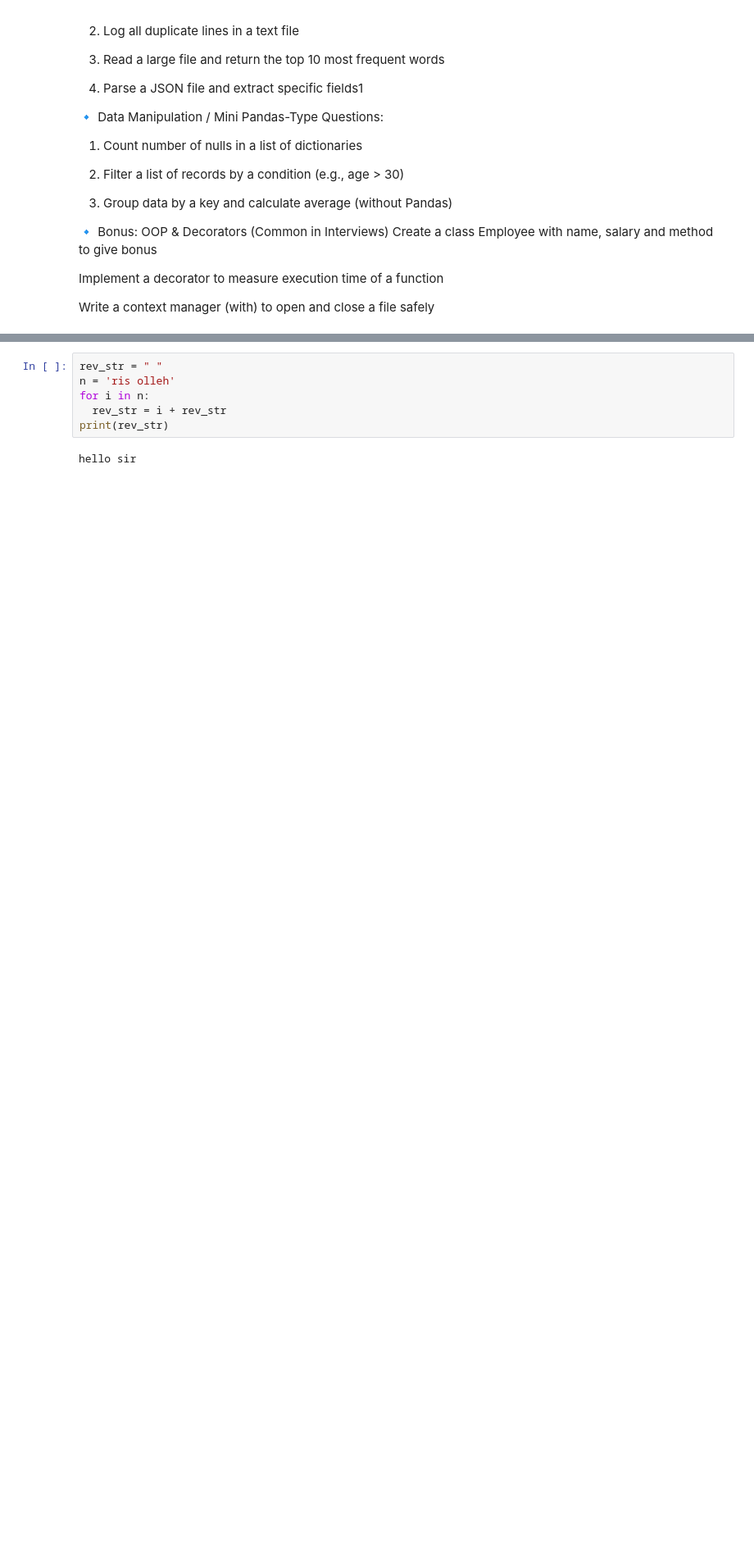
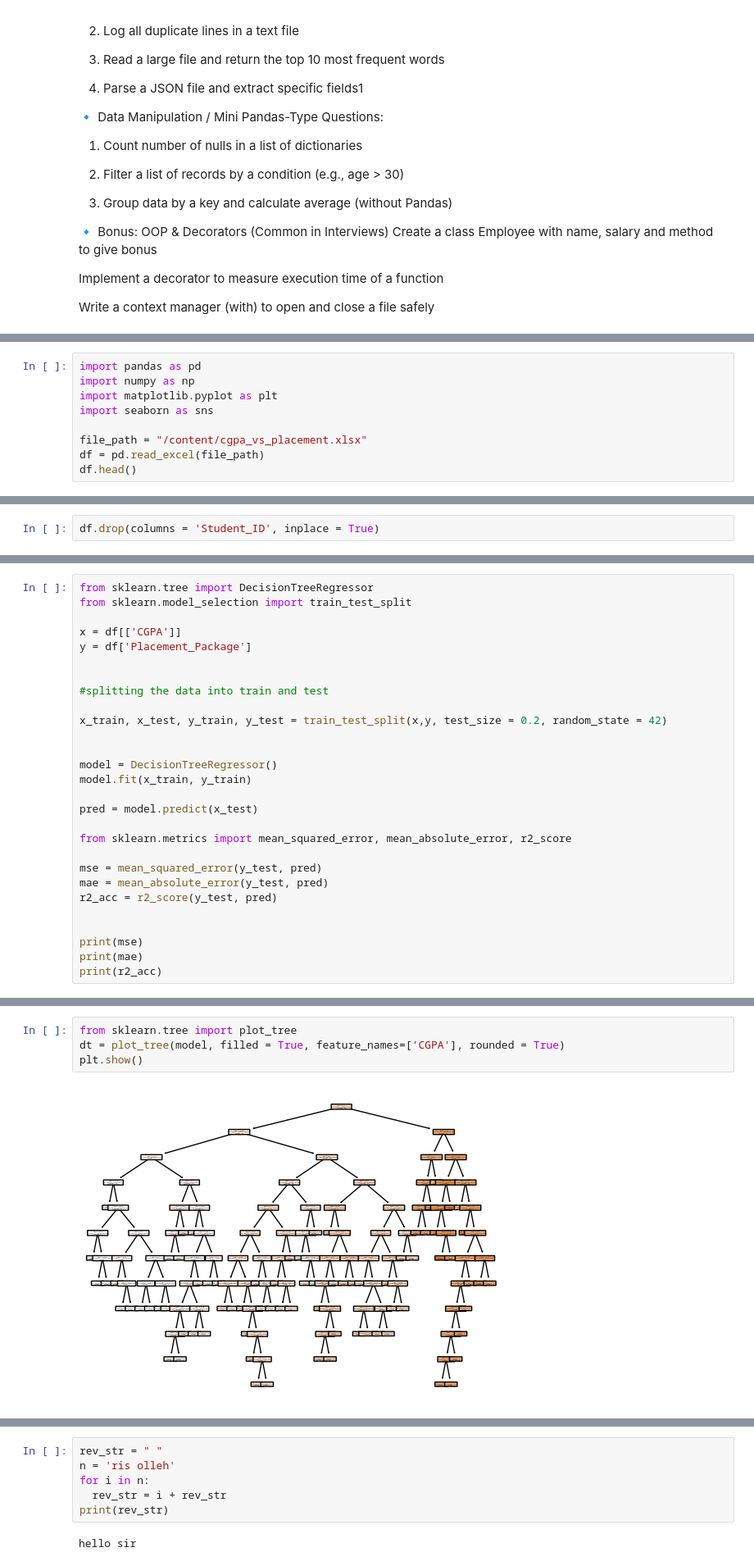
Before and after one commit to Jatingpt/ByUpgrad, a Jupyter notebook: byupg.ipynb, the cells around one changed output, grey strips where cells are left out. Shown at 82% size. Cells and saved outputs as stored; diff of their text form; blank space fills up the shorter version.

```diff
--- a/byupg.ipynb
+++ b/byupg.ipynb
@@ -73,0 +82,9 @@ Write a context manager (with) to open and close a file safely
+# %%
+import pandas as pd
+import numpy as np
+import matplotlib.pyplot as plt
+import seaborn as sns
+
+file_path = "/content/cgpa_vs_placement.xlsx"
+df = pd.read_excel(file_path)
+df.head()
@@ -73,0 +98,2 @@ Write a context manager (with) to open and close a file safely
+# %%
+df.drop(columns = 'Student_ID', inplace = True)
@@ -73,0 +109,28 @@ Write a context manager (with) to open and close a file safely
+# %%
+from sklearn.tree import DecisionTreeRegressor
+from sklearn.model_selection import train_test_split
+
+x = df[['CGPA']]
+y = df['Placement_Package']
+
+
+#splitting the data into train and test
+
+x_train, x_test, y_train, y_test = train_test_split(x,y, test_size = 0.2, random_state = 42)
+
+
+model = DecisionTreeRegressor()
+model.fit(x_train, y_train)
+
+pred = model.predict(x_test)
+
+from sklearn.metrics import mean_squared_error, mean_absolute_error, r2_score
+
+mse = mean_squared_error(y_test, pred)
+mae = mean_absolute_error(y_test, pred)
+r2_acc = r2_score(y_test, pred)
+
+
+print(mse)
+print(mae)
+print(r2_acc)
@@ -73,0 +189,6 @@ Write a context manager (with) to open and close a file safely
+# %%
+from sklearn.tree import plot_tree
+dt = plot_tree(model, filled = True, feature_names=['CGPA'], rounded = True)
+plt.show()
+# %% [output]
+[figure, added]
```
Also changed, not shown: parts of 15 cells of this notebook.
